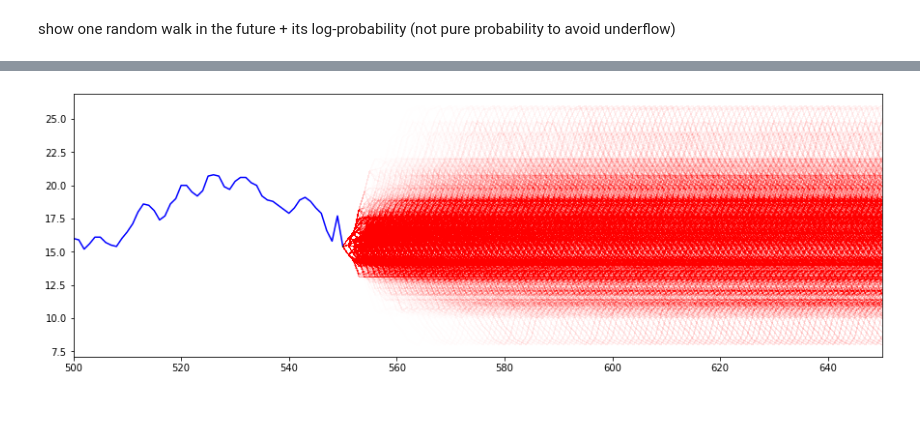
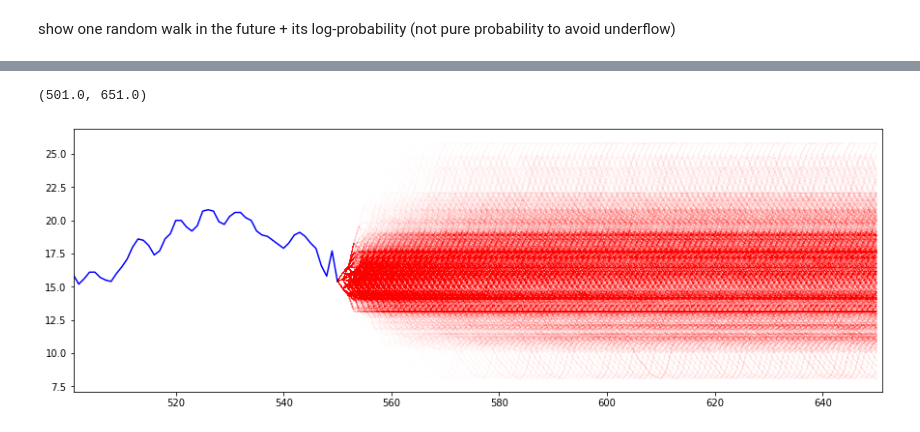
Before and after one commit to HuanLe02/time-series, a Jupyter notebook: demo3_MarkovRounding.ipynb, the cells around one changed output, grey strips where cells are left out. Saved outputs shown, nothing was run; the diff lists cells and outputs as text; code cells hidden in the pictures.

```diff
--- a/demo3_MarkovRounding.ipynb
+++ b/demo3_MarkovRounding.ipynb
@@ -5,7 +10,7 @@ from matplotlib import pyplot as plt
 # %% [markdown]
 # Markov Model
 # %%
-datain = pd.read_csv("datasets/csv1.csv")
+datain = pd.read_csv("datasets/csv6.csv")
 datain['Date'] = pd.to_datetime(datain['Date'])
 datalist = datain['Value'].to_numpy()
 dsize = datalist.size
@@ -15,7 +20,9 @@ dsize
 # %%
-# discretize the state space
-decimal = 1
-observed_states = np.around((10**decimal)*datalist).astype("int64")
-min_state, max_state = np.min(observed_states), np.max(observed_states)
-n_states = (max_state - min_state + 1) + 1  # all the states in [min, max], plus 1 out-of-bound state
-print(n_states)
+importlib.reload(utils_rounding)
+
+# discrete the state space by rounding
+digits = 1
+thresholds = utils_rounding.rounding_thresholds(datalist, digits, 'floor')
+markov, observed_states, states_dict, bounds = utils_threshold.avg_markov_from_data(1000,
+                                                                datalist, thresholds,
+                                                                  noise_mean=0, noise_variance=0.0)
@@ -45,4 +28,0 @@ def generate_right_markov(order=1):   # order = how far to go back (i.e. state t
-# %%
-order = 1
-markov, freq = generate_right_markov(order)
-plt.spy(markov)
@@ -52,3 +29,5 @@ plt.spy(markov)
+# %%
+map_func = lambda x: np.average(bounds[x], axis=-1)
 # %% [markdown]
 # Predict one point ahead from observed data & compare
 # %%
@@ -101,11 +60,9 @@ ahead = 100
 future_x = np.arange(dsize-1, dsize + ahead)
 myfig = plt.figure(figsize=(15,5))
 plt.plot(x_axis, datalist, color="b")
-# plt.plot(future_x, max_path['path'], color="r", linestyle='dotted')
-for i in range(15000):
-    walk = random_walk_weighted(ahead)
-    plt.plot(future_x, walk['path'], color="r", linestyle='solid', alpha=0.002)
-plt.xlim(500, 650)
+for i in range(10000):
+    walk = utils_markov.random_walk_weighted(ahead, markov, observed_states)
+    plt.plot(future_x, map_func(walk['path']), color="r", linestyle='solid', alpha=0.002)
+plt.xlim(dsize-50, dsize+ahead)
 # plt.ylim(0.5,4.0)
-plt.savefig('markov-walk2.png')
 # %% [output]
@@ -114 +71,2 @@ Wall time: 1min 8s
+(501.0, 651.0)
-[figure, old version]
+[figure, new version]
```
Also changed, not shown: parts of 9 cells of this notebook, 1 other file.
